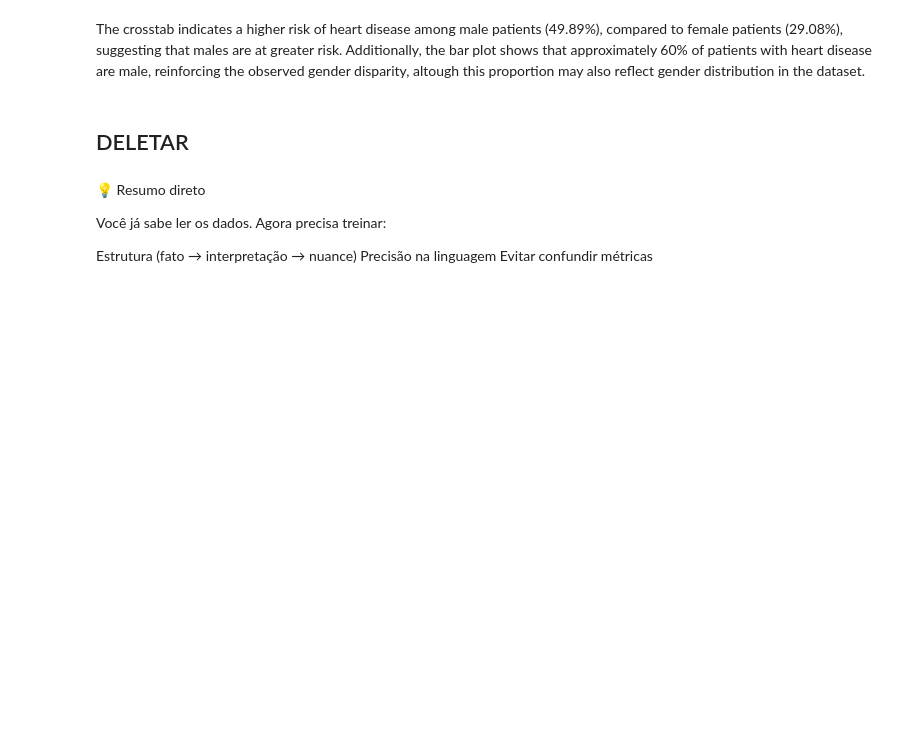
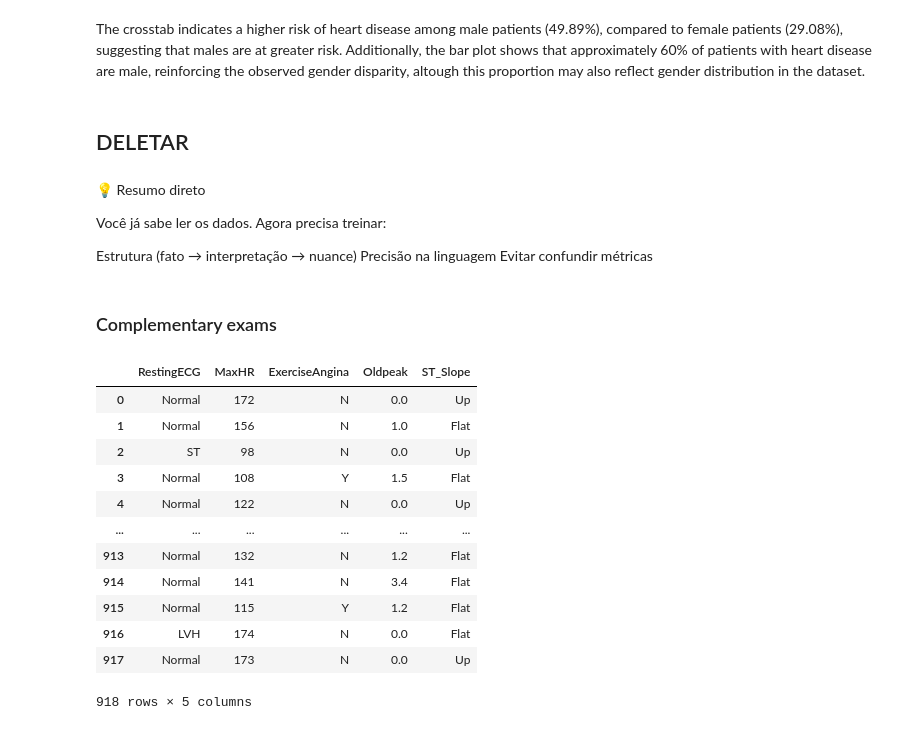
Before and after one commit to Newtan999/NewML, a Jupyter notebook: notebooks/01_eda.ipynb, the cells around one changed output. Cells and saved outputs as stored; diff of their text form; code cells hidden in the pictures; blank space fills up the shorter version.

Commit message:
feat: separate complementary exam variables

```diff
--- a/notebooks/01_eda.ipynb
+++ b/notebooks/01_eda.ipynb
@@ -375,0 +379,19 @@ git
+# %% [markdown]
+### Complementary exams
+# %%
+complementary_exams = ["RestingECG", "MaxHR", "ExerciseAngina", "Oldpeak", "ST_Slope"]
+df[complementary_exams]
+# %% [output]
+|  | RestingECG | MaxHR | ExerciseAngina | Oldpeak | ST_Slope |
+| 0 | Normal | 172 | N | 0.0 | Up |
+| 1 | Normal | 156 | N | 1.0 | Flat |
+| 2 | ST | 98 | N | 0.0 | Up |
+| 3 | Normal | 108 | Y | 1.5 | Flat |
+| 4 | Normal | 122 | N | 0.0 | Up |
+| ... | ... | ... | ... | ... | ... |
+| 913 | Normal | 132 | N | 1.2 | Flat |
+| 914 | Normal | 141 | N | 3.4 | Flat |
+| 915 | Normal | 115 | Y | 1.2 | Flat |
+| 916 | LVH | 174 | N | 0.0 | Flat |
+| 917 | Normal | 173 | N | 0.0 | Up |
+918 rows × 5 columns
```
Also changed, not shown: parts of 3 cells of this notebook.
